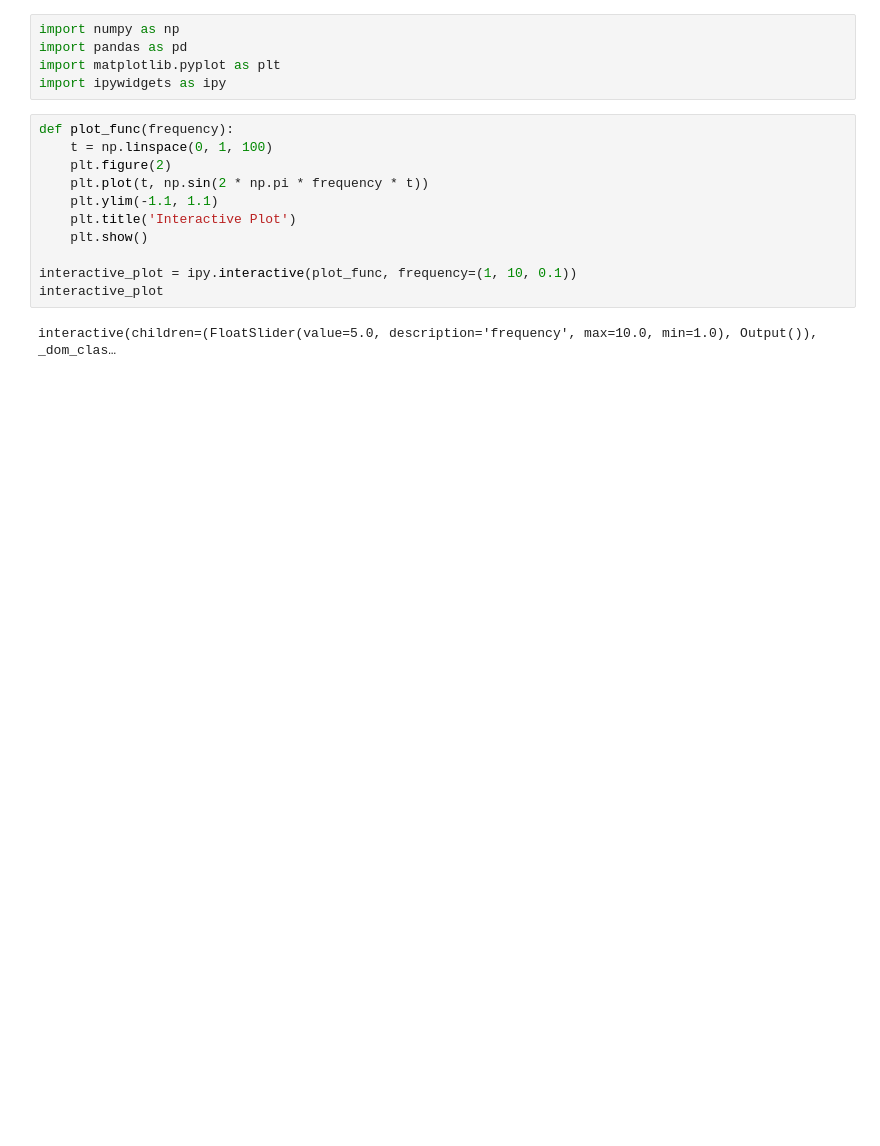
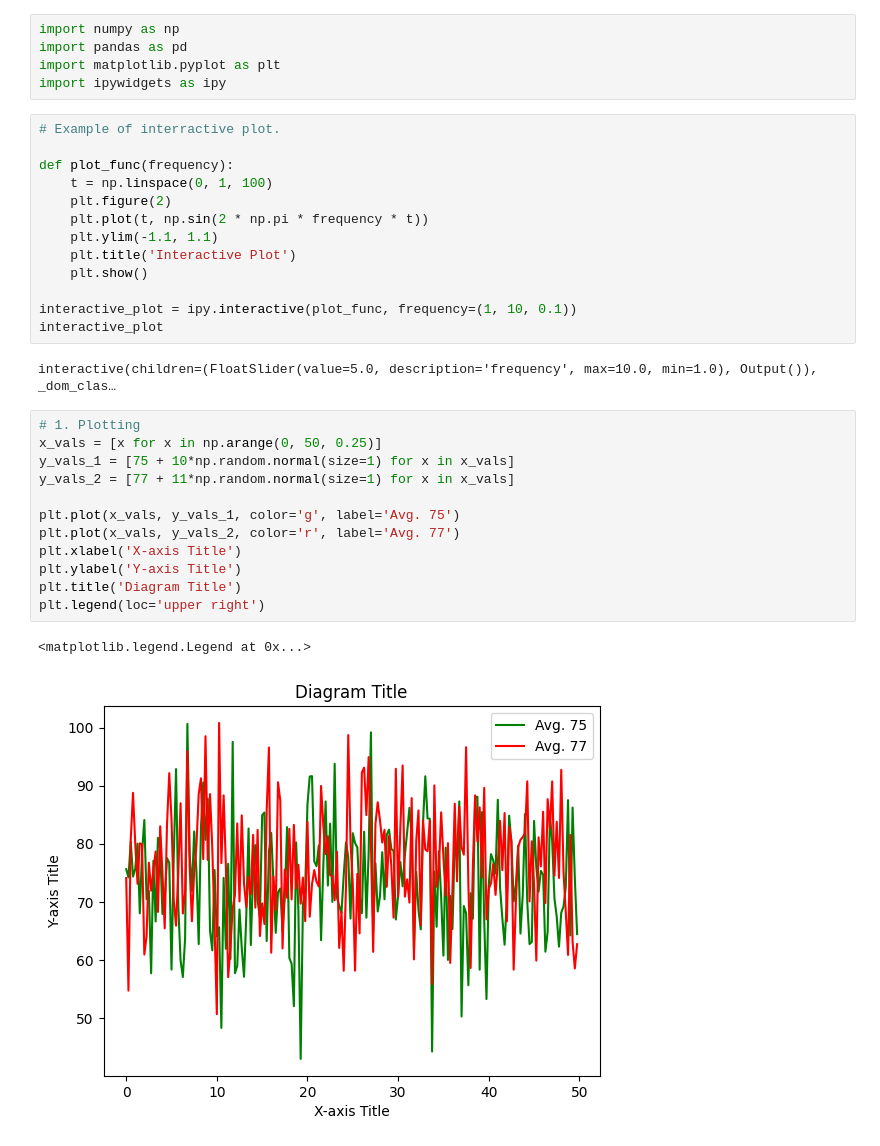
Before and after one commit to Mark12481632/Python-Language, a Jupyter notebook: Matplotlib.ipynb, the cells around one changed output. Cells and saved outputs as stored; diff of their text form; blank space fills up the shorter version.

Commit message:
Added Plotting.

```diff
--- a/Matplotlib.ipynb
+++ b/Matplotlib.ipynb
@@ -26,6 +26,8 @@ import pandas as pd
 import matplotlib.pyplot as plt
 import ipywidgets as ipy
 # %%
+# Example of interractive plot.
+
 def plot_func(frequency):
     t = np.linspace(0, 1, 100)
     plt.figure(2)
@@ -38,3 +40,18 @@ interactive_plot = ipy.interactive(plot_func, frequency=(1, 10, 0.1))
 interactive_plot
 # %% [output]
 interactive(children=(FloatSlider(value=5.0, description='frequency', max=10.0, min=1.0), Output()), _dom_clas…
+# %%
+# 1. Plotting
+x_vals = [x for x in np.arange(0, 50, 0.25)]
+y_vals_1 = [75 + 10*np.random.normal(size=1) for x in x_vals]
+y_vals_2 = [77 + 11*np.random.normal(size=1) for x in x_vals]
+
+plt.plot(x_vals, y_vals_1, color='g', label='Avg. 75')
+plt.plot(x_vals, y_vals_2, color='r', label='Avg. 77')
+plt.xlabel('X-axis Title')
+plt.ylabel('Y-axis Title')
+plt.title('Diagram Title')
+plt.legend(loc='upper right')
+# %% [output]
+<matplotlib.legend.Legend at 0x...>
+[figure, added]
```
Also changed, not shown: parts of 1 cell of this notebook.
